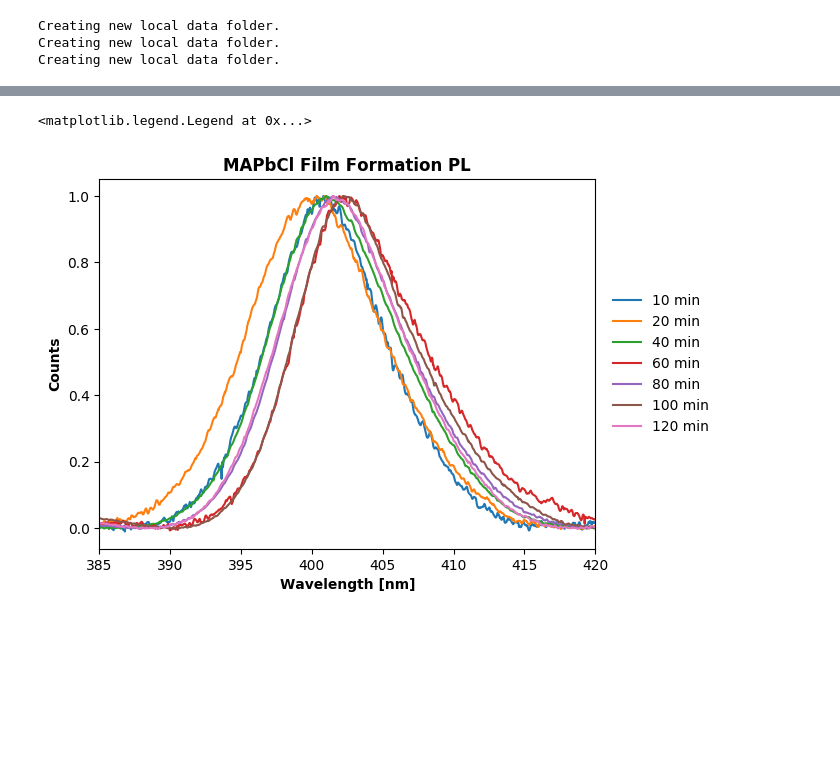
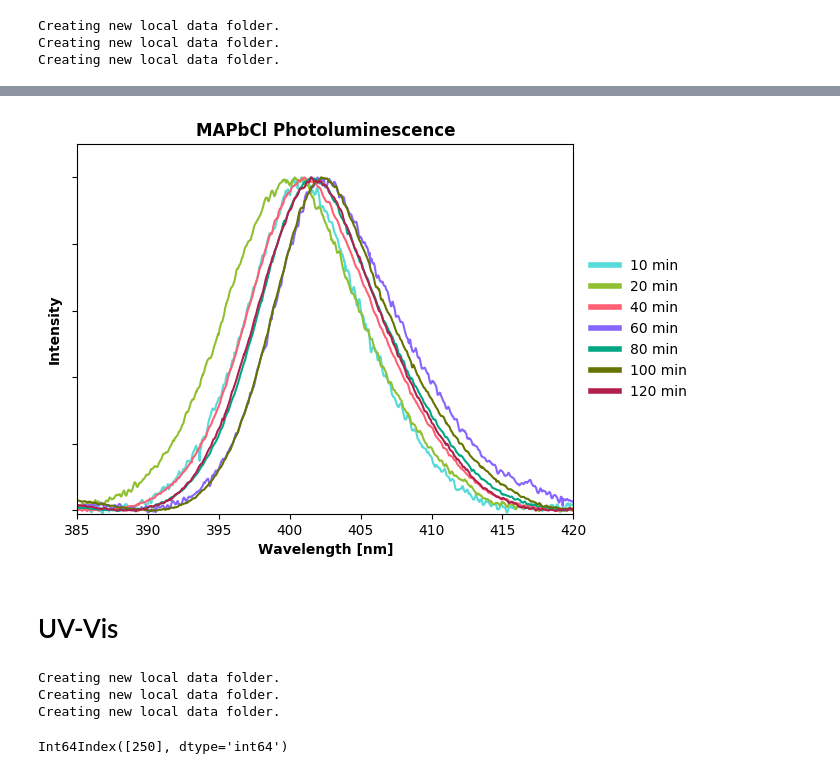
Before and after one commit to tomasbar/sciencetools_py, a Jupyter notebook: MAPbCl FF.ipynb, the cells around one changed output, grey strips where cells are left out. Cells and saved outputs as stored; diff of their text form; code cells hidden in the pictures; blank space fills up the shorter version.

```diff
--- a/MAPbCl FF.ipynb
+++ b/MAPbCl FF.ipynb
@@ -28,14 +29,13 @@ importlib.reload(import_data)
 <module 'lib.import_data' from '/home/tomas/Documents/sciencetools_py/lib/import_data.py'>
 # %%
 # Identify the folder(s) where the raw, original data is
-# Use a list to store multiple directories that you want ready to plot
+# Use a dict to store multiple directories that you want ready to plot
 XRD_data = {}
 
-# ETB-046 Variables
 samples_dir = {
-    "etb066": "200118 ETB-066 MAPbCl on quartz FF growth temp/",
-    "etb067": "200119 ETB-067 MAPbCl on quartz FF growth temp/",
-#     "etb051": "191030 ETB-051 MAPbBr on glass FF/",
+    "etb062": "191206 ETB-062 MAPbCl on quartz FF/",
+    "etb063": "191207 ETB-063 MAPbCl on quartz FF/",
+    "etb064": "191208 ETB-064 MAPbCl on quartz FF/",
 }
 
 for run_ID in samples_dir.keys():
@@ -128,5 +269,5 @@ Creating new local data folder.
 # %%
-fig = plt.figure(1)
+fig6 = plt.figure(1)
 fig_ax = plt.gca()
 
 lbl = None
@@ -151,38 +292,45 @@ master_cypher = (
 raw_analysis = []
 
 for sample_ID in master_cypher:
     for run_ID in samples_dir.keys():
         if sample_ID in pl_data[run_ID].keys():
-            raw_analysis.append(analysis.FWHM(flag, sample_ID, pl_data[run_ID][sample_ID]))
+#             raw_analysis.append(analysis.FWHM(flag, sample_ID, pl_data[run_ID][sample_ID]))
 
             if "min" in sample_ID:
                 lbl = sample_ID.replace("min", " min")
             elif "sec" in sample_ID:
                 lbl = sample_ID.replace("sec", " sec")
 
             if "C" in lbl:
                 lbl = lbl.replace("C", "°C")
 
             plt.figure(1)
             plt.plot(pl_data[run_ID][sample_ID]["wavelength"], pl_data[run_ID][sample_ID]["counts"]/
                      abs(max(pl_data[run_ID][sample_ID]["counts"])),
                      label=lbl)
         else:
             pass
 
 max_values = pd.DataFrame(data=raw_analysis,columns=['Sample', 'Max_Wavelength', 'Max_Value', 'FWHM'])
 
 plt.style.use('default')
+sns.set_palette(sns.cubehelix_palette(8, rot=4, hue=2, light=0.7, dark=0.25))
 
 plt.xlabel("Wavelength [nm]", weight="semibold")
-plt.ylabel("Counts", weight="semibold")
-# fig_ax.set_yticklabels([])
+plt.ylabel("Intensity", weight="semibold")
+
+fig_ax.set_yticklabels([])
+
 # plt.xlim(min(pl_data["etb066"]["15min 50C"]["wavelength"]), max(pl_data["etb066"]["15min 50C"]["wavelength"]))
 plt.xlim(385,420)
 
-plt.title("MAPbCl Film Formation PL",weight="semibold")
-plt.legend(loc='center left', bbox_to_anchor=(1.01, 0,.3,1),mode='expand', frameon=False)
+plt.ylim(-0.01, 1.1)
+
+plt.title("MAPbCl Photoluminescence",weight="semibold")
+
+leg = plt.legend(loc='center left', bbox_to_anchor=(1.01, 0,.3,1),mode='expand', frameon=False)
+for i in leg.legendHandles:
+    i.set_linewidth(4)
 # %% [output]
-<matplotlib.legend.Legend at 0x...>
-[figure, old version]
+[figure, new version]
 # %%
@@ -191,0 +338,2 @@ max_values.to_csv('plots/200123/PL/MAPbCL_all_stacked_norm.csv')
+# %% [markdown]
+# UV-Vis
@@ -191,0 +348,22 @@ max_values.to_csv('plots/200123/PL/MAPbCL_all_stacked_norm.csv')
+# %%
+# Identify the folder(s) where the raw, original data is
+# Use a dict to store multiple directories that you want ready to plot
+uv_data = {}
+
+samples_dir = {
+    "etb062": "191208 ETB-062 MAPbCl on quartz FF/",
+    "etb063": "191208 ETB-063 MAPbCl on quartz FF/",
+    "etb064": "191208 ETB-064 MAPbCl on quartz FF/",
+}
+
+for run_ID in samples_dir.keys():
+    uv_data[run_ID] = import_data.init(flag, samples_dir[run_ID])
+# %% [output]
+Creating new local data folder.
+Creating new local data folder.
+Creating new local data folder.
+# %%
+# Expression to find where index = X nm for normalizing later
+uv_data["etb044"]['1min'].index[uv_data["etb044"]['1min']['wavelength'] == 550]
+# %% [output]
+Int64Index([250], dtype='int64')
```
Also changed, not shown: parts of 20 cells of this notebook, 41 other files.
